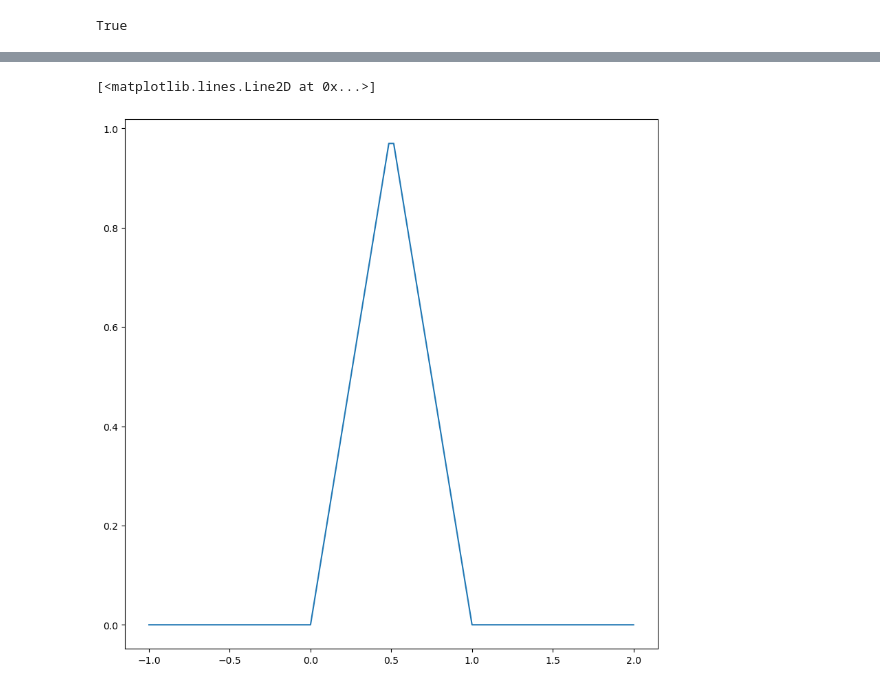
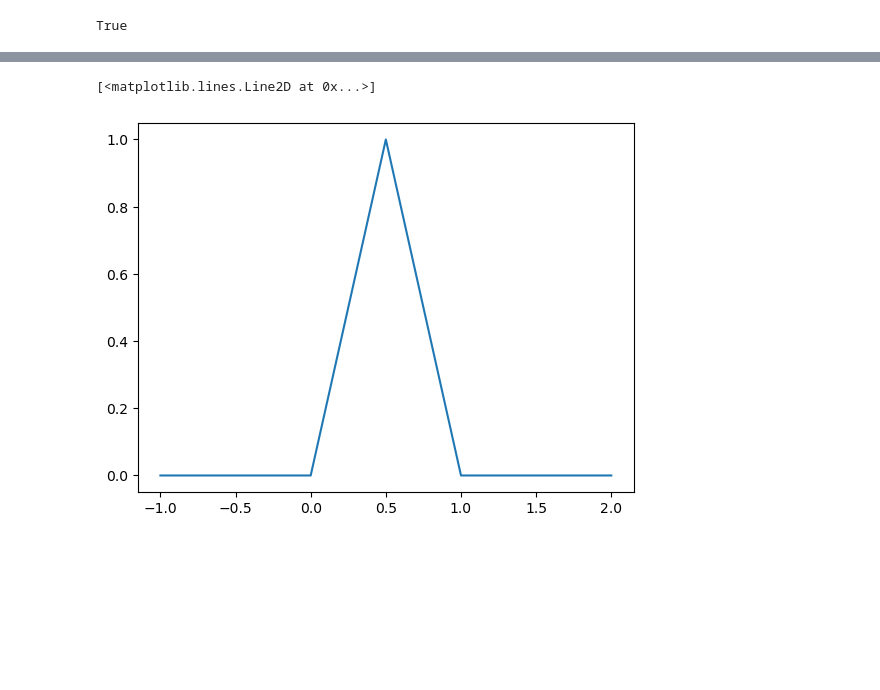
Before and after one commit to Pocket99/DeepLearning, a Jupyter notebook: assignment_1/comp691_ziruiqiu_ass1.ipynb, the cells around one changed output, grey strips where cells are left out. Saved outputs shown, nothing was run; the diff lists cells and outputs as text; code cells hidden in the pictures; blank space fills up the shorter version.

```diff
--- a/assignment_1/comp691_ziruiqiu_ass1.ipynb
+++ b/assignment_1/comp691_ziruiqiu_ass1.ipynb
@@ -247,26 +222,18 @@ tensor([[-3.6832,  3.1388],
 # for L=3,5,10. Report speed of these answers on test cases using GPU and CPU
 # %%
 # 3(a)
-import matplotlib.pyplot as plt
+
 def my_fun(x):
-    if x>0 and x<=0.5:
-        return 2*x
-    elif x>=0.5 and x<=1:
-        return 2*(1-x)
-    else:
-        return 0
+    return torch.relu(torch.relu(x*torch.tensor(2)) - torch.relu(x*torch.tensor(4) - torch.tensor(2)))
 
-fig, axs = plt.subplots(1,1,figsize=(10,10))
-x=np.linspace(-1,2,100)
-y=[]
-for i in x:
-    y.append(my_fun(i))
-axs.plot(x, y)
+x=torch.range(-1,2,0.1)
+
+plt.plot(x, my_fun(x))
 
 # For the following functions find by hand the parameters of a neural network that can
 # fit these functions. You should use either a 1 or 2 hidden layer network and may use
 # either sigmoid or ReLU non-linearities. In each case justify your answer and how you
 # arrived at it (without using numerical/software packages).
 # %% [output]
 [<matplotlib.lines.Line2D at 0x...>]
-[figure, old version]
+[figure, new version]
```
Also changed, not shown: parts of 6 cells of this notebook, 8 other files.
